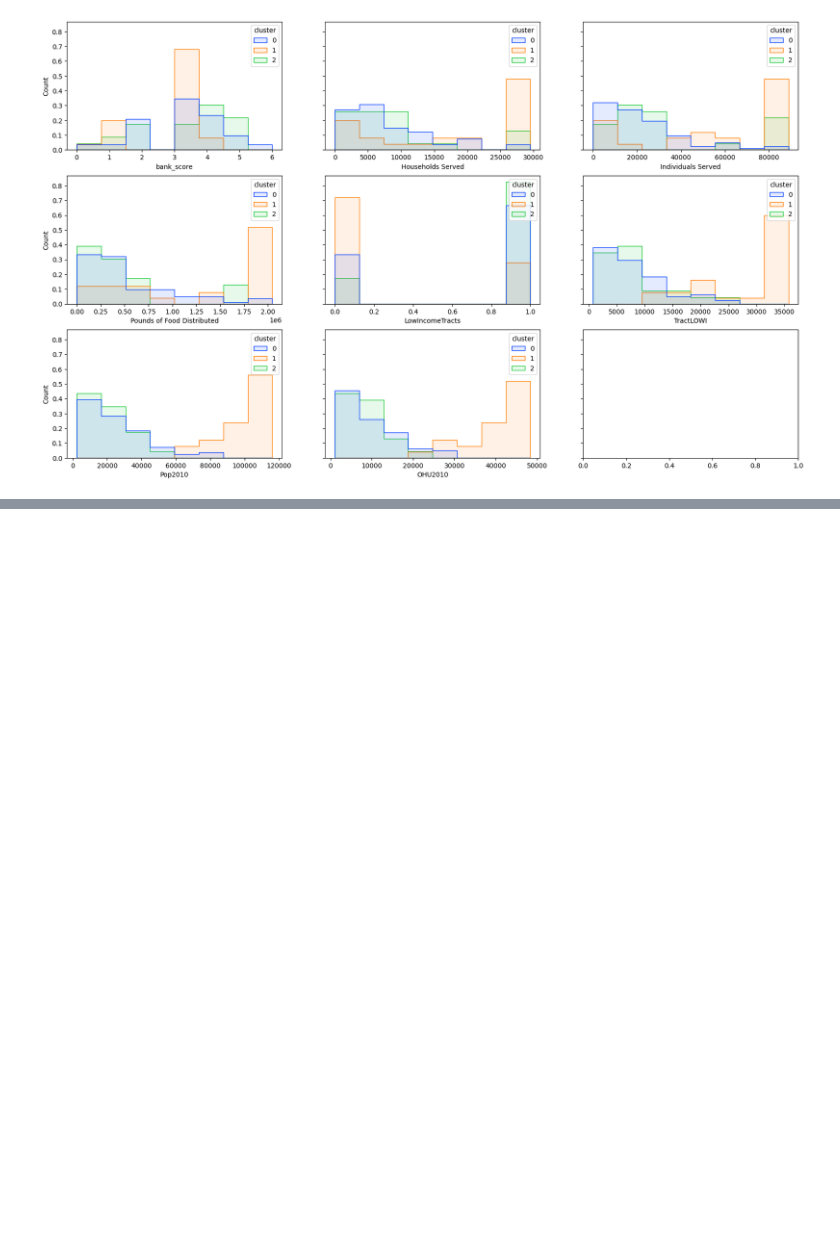
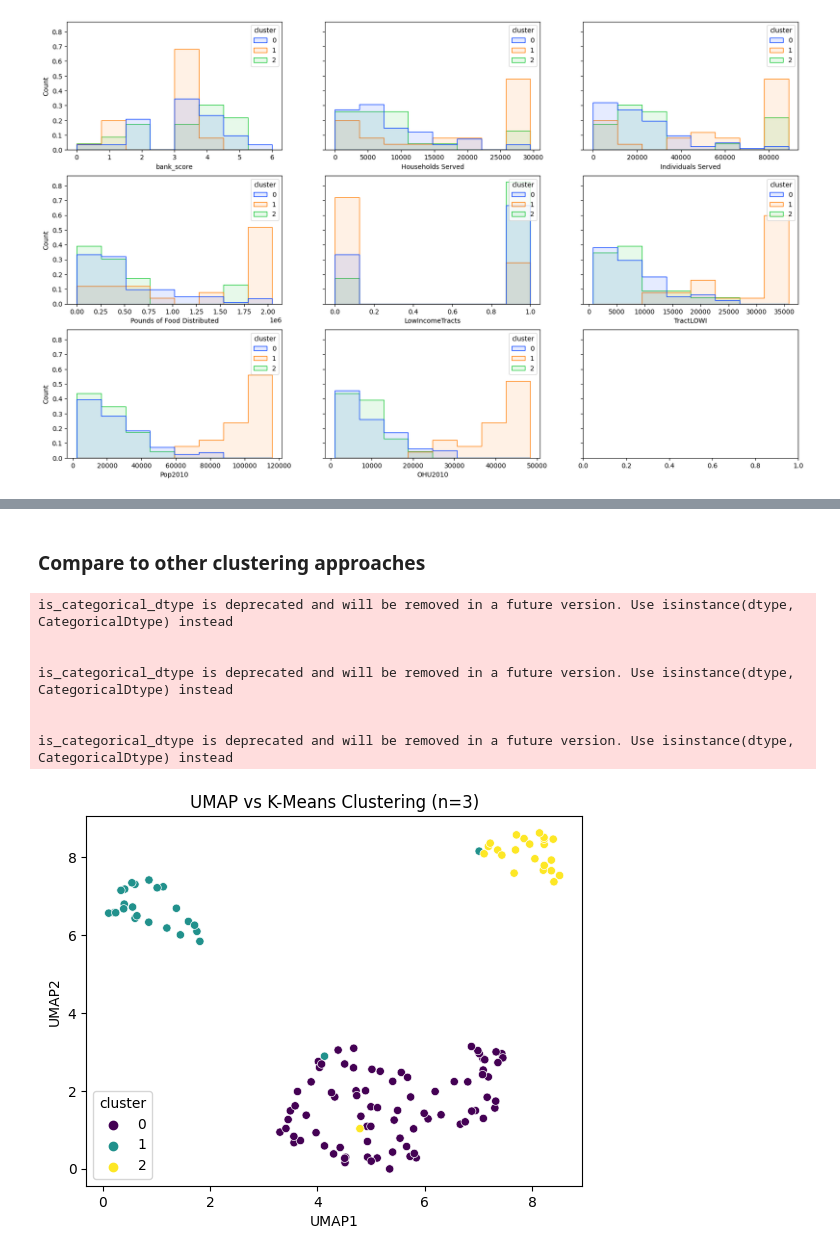
Before and after one commit to ericwhamilton1/gradient-descent-into-madness, a Jupyter notebook: umap_data_viz.ipynb, the cells around one changed output, grey strips where cells are left out. Drawn from its saved outputs; the diff is of its cells as text; code cells hidden in the pictures; blank space fills up the shorter version.

Commit message:
Compare UMAP to other clustering approaches

```diff
--- a/umap_data_viz.ipynb
+++ b/umap_data_viz.ipynb
@@ -174,0 +154,25 @@ use_inf_as_na option is deprecated and will be removed in a future version. Conv
+# %% [markdown]
+### Compare to other clustering approaches
+# %%
+def compare_clusters(clusters, title):
+    compare = pd.concat([pd.DataFrame({'cluster': clusters}), umap_df], axis=1)
+    plt.figure()
+    sns.scatterplot(
+        x='UMAP1', y='UMAP2', data=compare, hue='cluster',
+        palette='viridis', legend='brief'
+    )
+    plt.title(title)
+    plt.show()
+# %%
+# KMeans
+kmeans = KMeans(n_clusters=3, random_state=42, n_init='auto').fit(scaled_data)
+compare_clusters(kmeans.labels_, 'UMAP vs K-Means Clustering (n=3)')
+# %% [output]
+is_categorical_dtype is deprecated and will be removed in a future version. Use isinstance(dtype, CategoricalDtype) instead
+
+
+is_categorical_dtype is deprecated and will be removed in a future version. Use isinstance(dtype, CategoricalDtype) instead
+
+
+is_categorical_dtype is deprecated and will be removed in a future version. Use isinstance(dtype, CategoricalDtype) instead
+[figure, added]
```
Also changed, not shown: parts of 4 cells of this notebook, 1 other file.
